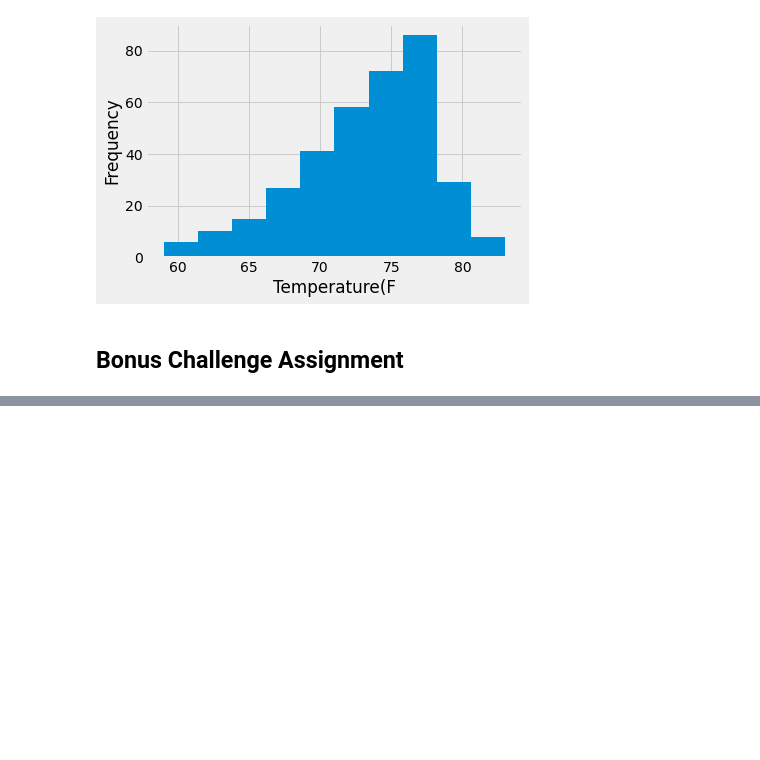
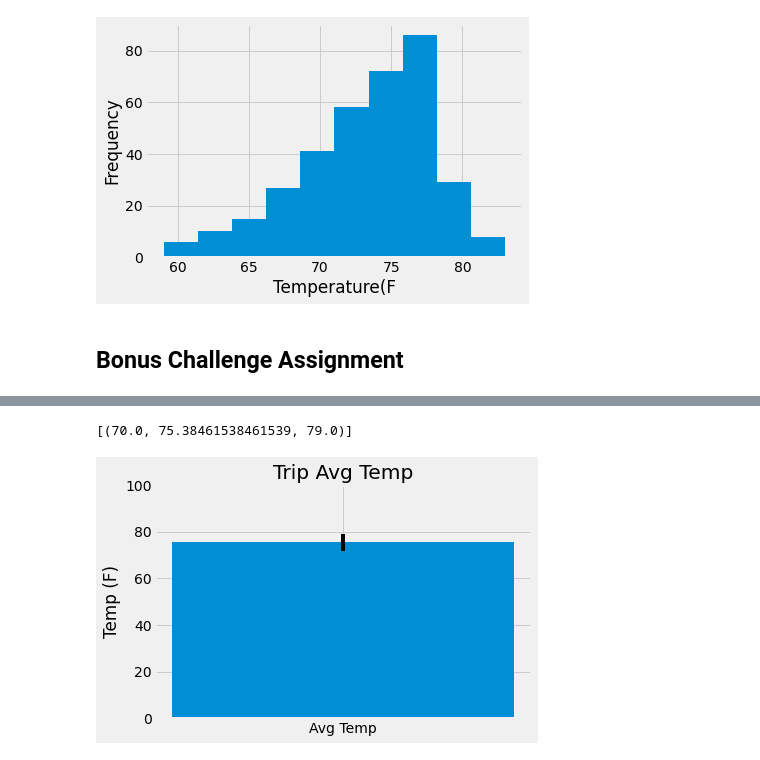
Before and after one commit to potterc22/sqlalchemy-challenge, a Jupyter notebook: climate_starter.ipynb, the cells around one changed output, grey strips where cells are left out. Cells and saved outputs as stored; diff of their text form; code cells hidden in the pictures; blank space fills up the shorter version.

Commit message:
Added Avg Temp graph

```diff
--- a/climate_starter.ipynb
+++ b/climate_starter.ipynb
@@ -176,11 +178,27 @@ print(calc_temps('2012-02-28', '2012-03-05'))
 # %%
 # Use your previous function `calc_temps` to calculate the tmin, tavg, and tmax
 # for your trip using the previous year's data for those same dates.
+trip_temp_list = calc_temps('2017-05-10', '2017-05-16')
+print(trip_temp_list)
+# %% [output]
+[(70.0, 75.38461538461539, 79.0)]
 # %%
 # Plot the results from your previous query as a bar chart.
 # Use "Trip Avg Temp" as your Title
 # Use the average temperature for the y value
 # Use the peak-to-peak (tmax-tmin) value as the y error bar (yerr)
+trip_temps = trip_temp_list[0]
+min_temp = trip_temps[0]
+avg_temp = trip_temps[1]
+max_temp = trip_temps[2]
+error = np.std(trip_temps)
+plt.bar("Avg Temp",avg_temp, align='center', yerr=error)
+plt.ylim(0,100)
+plt.ylabel('Temp (F)')
+plt.title('Trip Avg Temp')
+plt.show()
+# %% [output]
+[figure, added]
 # %%
 # Calculate the total amount of rainfall per weather station for your trip dates using the previous year's matching dates.
 # Sort this in descending order by precipitation amount and list the station, name, latitude, longitude, and elevation
```
Also changed, not shown: parts of 3 cells of this notebook.
